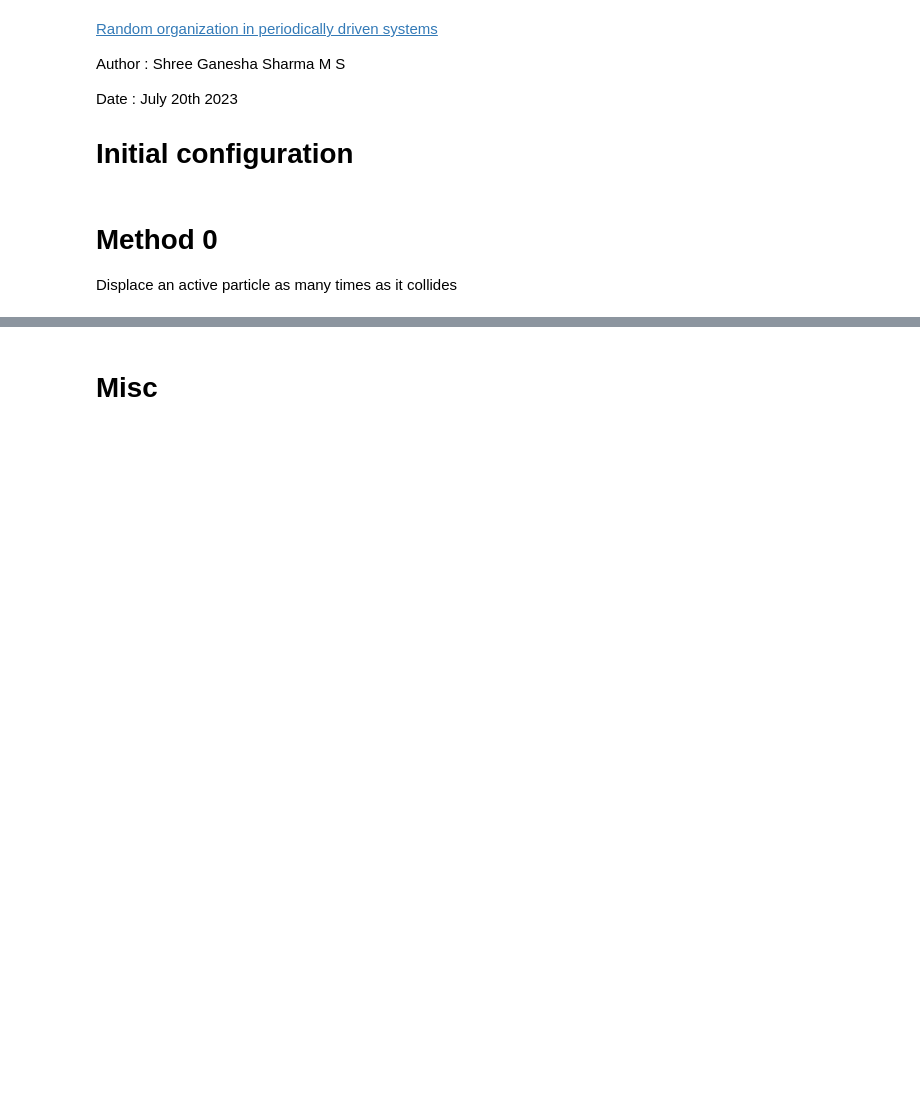
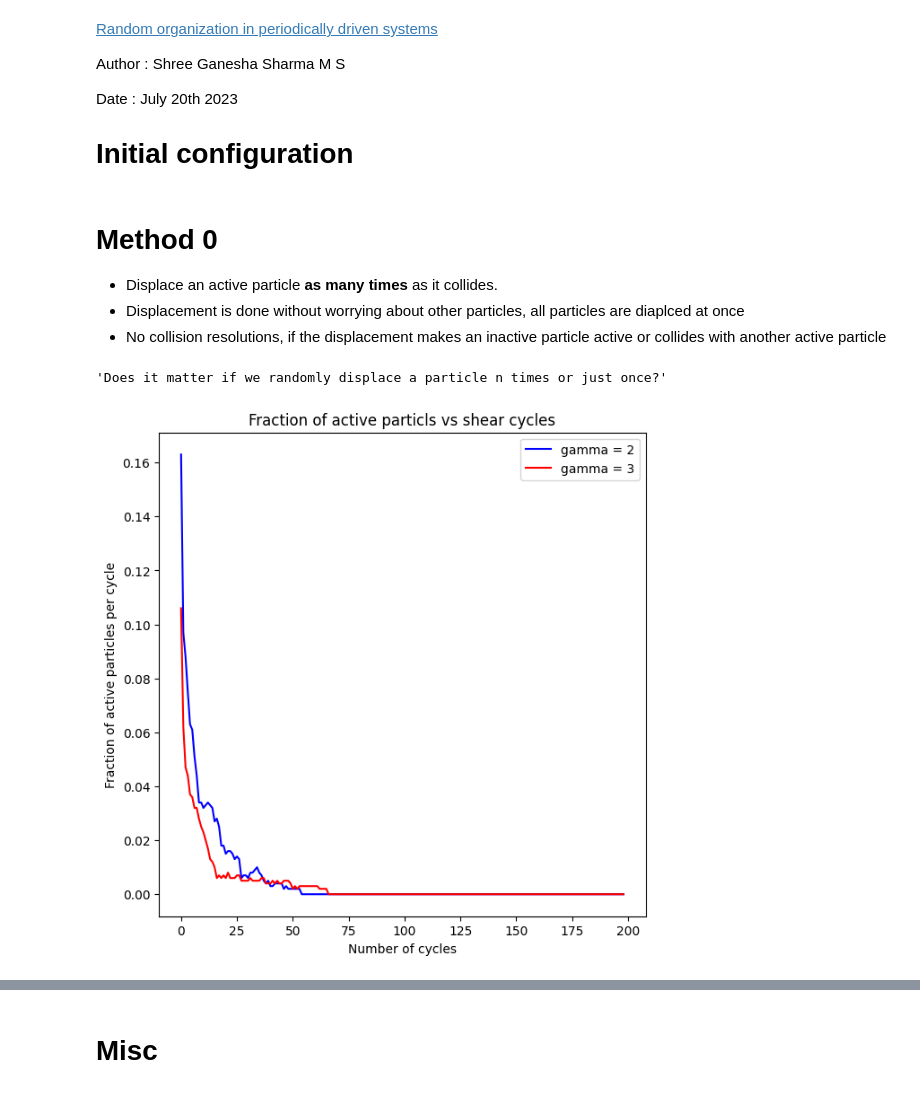
Before and after one commit to shreeganeshasharma/ParticleSimulations, a Jupyter notebook: ShearCycles.ipynb, the cells around one changed output, grey strips where cells are left out. Cells and saved outputs as stored; diff of their text form; code cells hidden in the pictures; blank space fills up the shorter version.

```diff
--- a/ShearCycles.ipynb
+++ b/ShearCycles.ipynb
@@ -56,6 +55,10 @@ init = particles
 # %% [markdown]
 # Method 0
-Displace an active particle as many times as it collides
+
+
+* Displace an active particle **as many times** as it collides.
+*   Displacement is done without worrying about other particles, all particles are diaplced at once
+*   No collision resolutions, if the displacement makes an inactive particle active or collides with another active particle
 # %%
 #shear amplitude
 gamma0 = 2
@@ -63,9 +66,9 @@ gamma0 = 2
 #Proportion of active particles in each shear cycle
 fa1 = np.zeros(Ncycles)
 
-#An array of positions when sheared, initialize to no shear
-partilces = init
-sheared = init
+#Array of initial positions and when when sheared, initialize to no shear
+particles = np.copy(init)
+sheared = np.copy(init)
 
 #Do shear cycles and random organization until there are no more active particles - works if gamma0 < gammaCritical
 #For gamma0 > gammaCritical, do for a large number of cycles
@@ -75,9 +78,9 @@ for i in range(1, Ncycles):
   #print(i)
   #Array of activity of particles - how many other particles one collides with
   #activity = 0 -> inactive particle, no collision - initially all are inactive
-  activity = np.zeros(N)
+  activity = np.zeros(N, int)
 
-  sheared = np.array([[particle[0] + particle[1]/gamma0, particle[1]] for particle in particles])
+  sheared = np.array([[(particle[0] + particle[1]/gamma0)%x_high, particle[1]] for particle in particles])
 
   #Check if a particle collides with any other upon shear
   #activity = n > 0 -> active particle, collides with n other particles
@@ -94,9 +97,11 @@ for i in range(1, Ncycles):
     l, theta = np.random.uniform(low = [0, 0], high = [d/2, 2*np.pi])
     new_particle = [particles[p][0] + l * np.cos(theta), particles[p][1] + l * np.sin(theta)]
     particles[p] = new_particle
-""""""
+"""Does it matter if we randomly displace a particle n times or just once?"""
 #Make activity an array of arrays and append the index of all colliding particles to it
 #Use any and get positions of collisions
+# %% [output]
+'Does it matter if we randomly displace a particle n times or just once?'
 # %%
 #shear amplitude
 gamma0 = 3
@@ -105,19 +110,19 @@ gamma0 = 3
 fa2 = np.zeros(Ncycles)
 
 #An array of positions when sheared, initialize to no shear
-sheared = particles
+particles = np.copy(init)
+sheared = np.copy(init)
 
 #Do shear cycles and random organization until there are no more active particles - works if gamma0 < gammaCritical
 #For gamma0 > gammaCritical, do for a large number of cycles
-"""TODO - use modulus for periodic boundary conditions"""
 
 for i in range(1, Ncycles):
   #print(i)
   #Array of activity of particles - how many other particles one collides with
   #activity = 0 -> inactive particle, no collision - initially all are inactive
-  activity = np.zeros(N)
+  activity = np.zeros(N, int)
 
-  sheared = np.array([[particle[0] + particle[1]/gamma0, particle[1]] for particle in particles])
+  sheared = np.array([[(particle[0] + particle[1]/gamma0)%x_high, particle[1]] for particle in particles])
 
   #Check if a particle collides with any other upon shear
   #activity = n > 0 -> active particle, collides with n other particles
@@ -134,3 +139,15 @@ for i in range(1, Ncycles):
     l, theta = np.random.uniform(low = [0, 0], high = [d/2, 2*np.pi])
     new_particle = [particles[p][0] + l * np.cos(theta), particles[p][1] + l * np.sin(theta)]
     particles[p] = new_particle
+# %%
+#Plot the fraction of active particles
+plt.figure(figsize=(7, 7))
+plt.title("Fraction of active particls vs shear cycles")
+plt.plot(fa1[1:], 'b', label="gamma = 2")
+plt.plot(fa2[1:], 'r', label="gamma = 3")
+plt.ylabel("Fraction of active particles per cycle")
+plt.xlabel("Number of cycles")
+plt.legend()
+plt.show()
+# %% [output]
+[figure, added]
```
Also changed, not shown: parts of 35 cells of this notebook.
